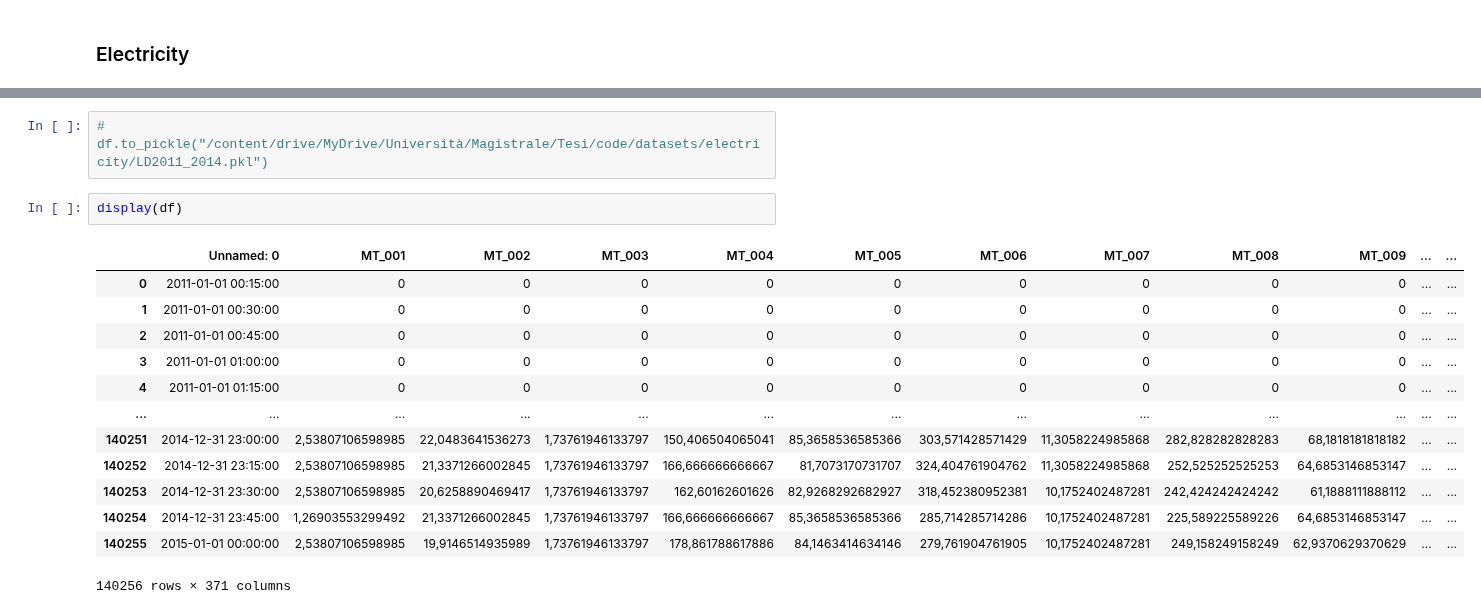
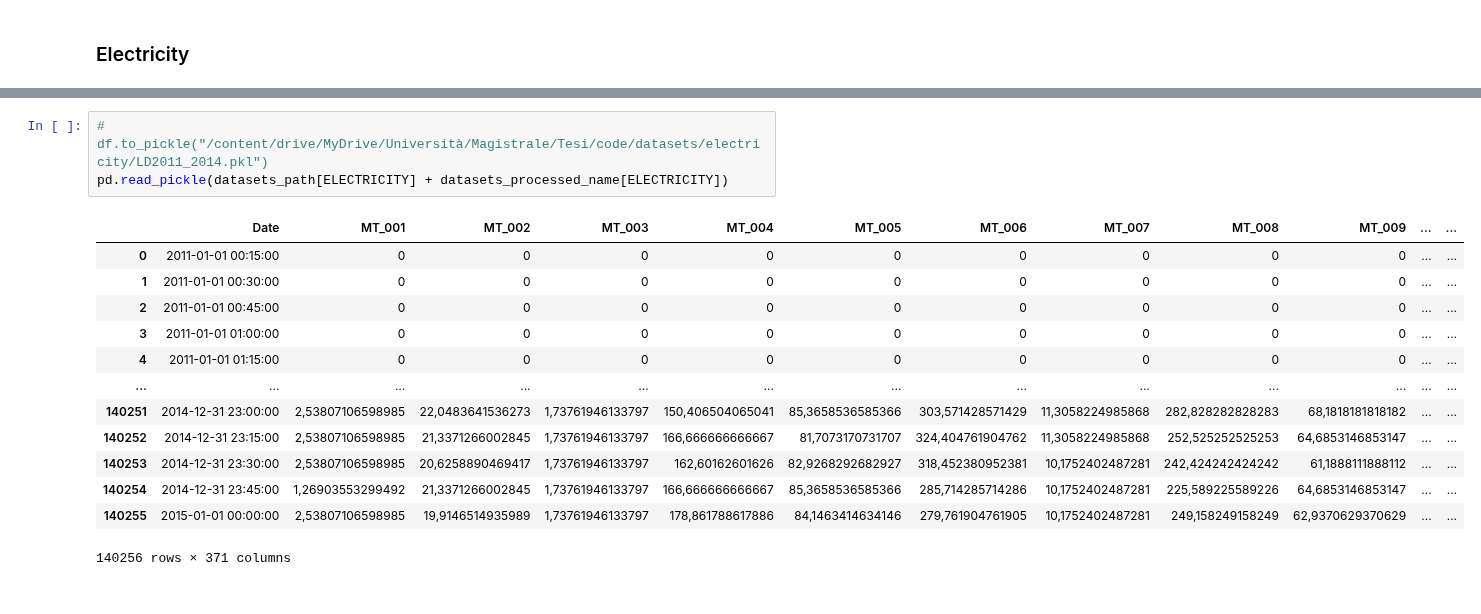
Before and after one commit to whoami-Lory271/SLinear-Time-Series-Forecasting, a Jupyter notebook: thesis.ipynb, the cells around one changed output, grey strips where cells are left out. Drawn from its saved outputs; the diff is of its cells as text.

```diff
--- a/thesis.ipynb
+++ b/thesis.ipynb
@@ -66,18 +88,17 @@ df = pd.read_csv(datasets_path[ELECTRICITY] + datasets_name[ELECTRICITY], sep =
 # %%
 # df.to_pickle("/content/drive/MyDrive/Università/Magistrale/Tesi/code/datasets/electricity/LD2011_2014.pkl")
+pd.read_pickle(datasets_path[ELECTRICITY] + datasets_processed_name[ELECTRICITY])
+# %% [output]
+|  | Date | MT_001 | MT_002 | MT_003 | MT_004 | MT_005 | MT_006 | MT_007 | MT_008 | MT_009 | ... | ... |
+| 0 | 2011-01-01 00:15:00 | 0 | 0 | 0 | 0 | 0 | 0 | 0 | 0 | 0 | ... | ... |
+| 1 | 2011-01-01 00:30:00 | 0 | 0 | 0 | 0 | 0 | 0 | 0 | 0 | 0 | ... | ... |
+| 2 | 2011-01-01 00:45:00 | 0 | 0 | 0 | 0 | 0 | 0 | 0 | 0 | 0 | ... | ... |
+| 3 | 2011-01-01 01:00:00 | 0 | 0 | 0 | 0 | 0 | 0 | 0 | 0 | 0 | ... | ... |
+| 4 | 2011-01-01 01:15:00 | 0 | 0 | 0 | 0 | 0 | 0 | 0 | 0 | 0 | ... | ... |
+| ... | ... | ... | ... | ... | ... | ... | ... | ... | ... | ... | ... | ... |
+| 140251 | 2014-12-31 23:00:00 | 2,53807106598985 | 22,0483641536273 | 1,73761946133797 | 150,406504065041 | 85,3658536585366 | 303,571428571429 | 11,3058224985868 | 282,828282828283 | 68,1818181818182 | ... | ... |
+| 140252 | 2014-12-31 23:15:00 | 2,53807106598985 | 21,3371266002845 | 1,73761946133797 | 166,666666666667 | 81,7073170731707 | 324,404761904762 | 11,3058224985868 | 252,525252525253 | 64,6853146853147 | ... | ... |
+| 140253 | 2014-12-31 23:30:00 | 2,53807106598985 | 20,6258890469417 | 1,73761946133797 | 162,60162601626 | 82,9268292682927 | 318,452380952381 | 10,1752402487281 | 242,424242424242 | 61,1888111888112 | ... | ... |
+| 140254 | 2014-12-31 23:45:00 | 1,26903553299492 | 21,3371266002845 | 1,73761946133797 | 166,666666666667 | 85,3658536585366 | 285,714285714286 | 10,1752402487281 | 225,589225589226 | 64,6853146853147 | ... | ... |
+| 140255 | 2015-01-01 00:00:00 | 2,53807106598985 | 19,9146514935989 | 1,73761946133797 | 178,861788617886 | 84,1463414634146 | 279,761904761905 | 10,1752402487281 | 249,158249158249 | 62,9370629370629 | ... | ... |
+140256 rows × 371 columns
-# %%
-display(df)
-# %% [output]
-|  | Unnamed: 0 | MT_001 | MT_002 | MT_003 | MT_004 | MT_005 | MT_006 | MT_007 | MT_008 | MT_009 | ... | ... |
-| 0 | 2011-01-01 00:15:00 | 0 | 0 | 0 | 0 | 0 | 0 | 0 | 0 | 0 | ... | ... |
-| 1 | 2011-01-01 00:30:00 | 0 | 0 | 0 | 0 | 0 | 0 | 0 | 0 | 0 | ... | ... |
-| 2 | 2011-01-01 00:45:00 | 0 | 0 | 0 | 0 | 0 | 0 | 0 | 0 | 0 | ... | ... |
-| 3 | 2011-01-01 01:00:00 | 0 | 0 | 0 | 0 | 0 | 0 | 0 | 0 | 0 | ... | ... |
-| 4 | 2011-01-01 01:15:00 | 0 | 0 | 0 | 0 | 0 | 0 | 0 | 0 | 0 | ... | ... |
-| ... | ... | ... | ... | ... | ... | ... | ... | ... | ... | ... | ... | ... |
-| 140251 | 2014-12-31 23:00:00 | 2,53807106598985 | 22,0483641536273 | 1,73761946133797 | 150,406504065041 | 85,3658536585366 | 303,571428571429 | 11,3058224985868 | 282,828282828283 | 68,1818181818182 | ... | ... |
-| 140252 | 2014-12-31 23:15:00 | 2,53807106598985 | 21,3371266002845 | 1,73761946133797 | 166,666666666667 | 81,7073170731707 | 324,404761904762 | 11,3058224985868 | 252,525252525253 | 64,6853146853147 | ... | ... |
-| 140253 | 2014-12-31 23:30:00 | 2,53807106598985 | 20,6258890469417 | 1,73761946133797 | 162,60162601626 | 82,9268292682927 | 318,452380952381 | 10,1752402487281 | 242,424242424242 | 61,1888111888112 | ... | ... |
-| 140254 | 2014-12-31 23:45:00 | 1,26903553299492 | 21,3371266002845 | 1,73761946133797 | 166,666666666667 | 85,3658536585366 | 285,714285714286 | 10,1752402487281 | 225,589225589226 | 64,6853146853147 | ... | ... |
-| 140255 | 2015-01-01 00:00:00 | 2,53807106598985 | 19,9146514935989 | 1,73761946133797 | 178,861788617886 | 84,1463414634146 | 279,761904761905 | 10,1752402487281 | 249,158249158249 | 62,9370629370629 | ... | ... |
-140256 rows × 371 columns
```
Also changed, not shown: parts of 8 cells of this notebook.
